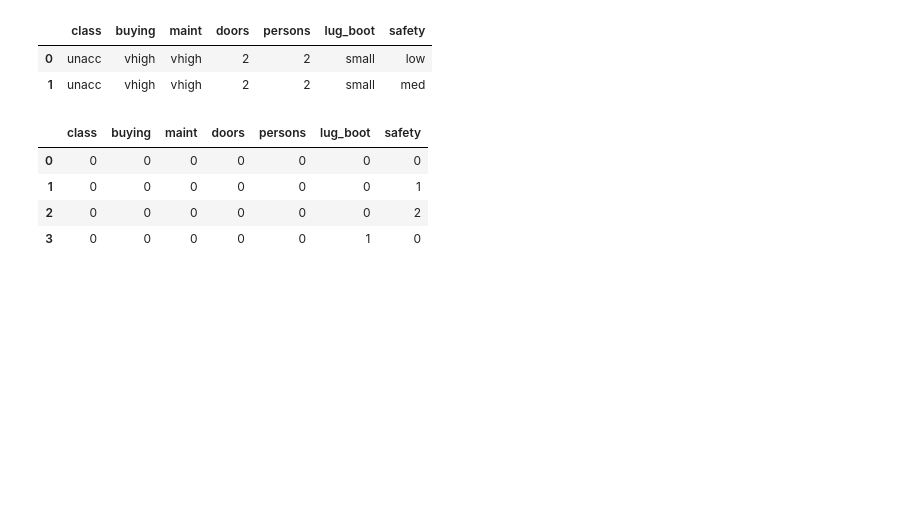
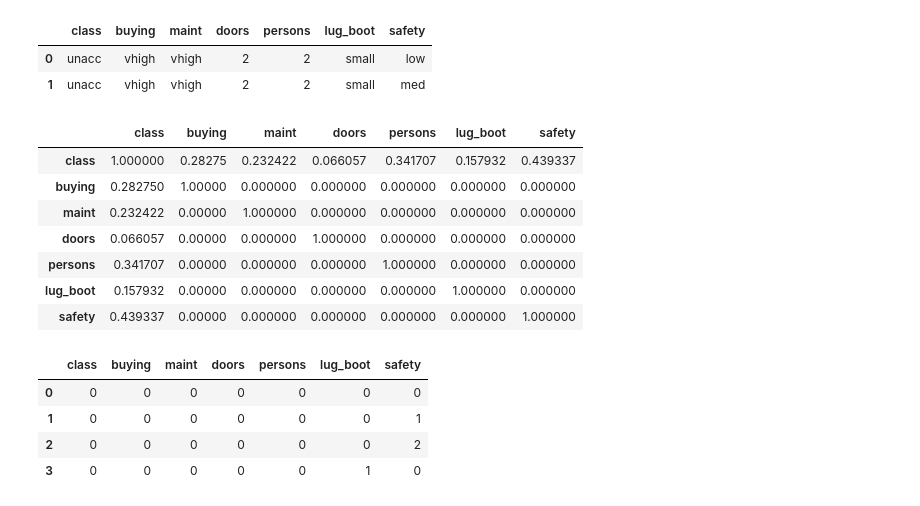
Before and after one commit to asd221022/keras, a Jupyter notebook: Car Evaluation /CNN2.ipynb, the cells around one changed output. Cells and saved outputs as stored; diff of their text form; code cells hidden in the pictures; blank space fills up the shorter version.

```diff
--- a/Car Evaluation /CNN2.ipynb
+++ b/Car Evaluation /CNN2.ipynb
@@ -23,6 +23,17 @@ all_df['persons']= all_df['persons'].map({'2':0, '4': 1, 'more': 2}).astype(int)
 all_df['lug_boot']= all_df['lug_boot'].map({'small':0, 'med': 1, 'big': 2}).astype(int)
 all_df['safety']= all_df['safety'].map({'low':0, 'med': 1, 'high': 2}).astype(int)
 all_df['class']= all_df['class'].map({'unacc':0, 'acc': 1, 'good': 2, 'vgood': 3}).astype(int)
+# %%
+all_df.corr()
+# %% [output]
+|  | class | buying | maint | doors | persons | lug_boot | safety |
+| class | 1.000000 | 0.28275 | 0.232422 | 0.066057 | 0.341707 | 0.157932 | 0.439337 |
+| buying | 0.282750 | 1.00000 | 0.000000 | 0.000000 | 0.000000 | 0.000000 | 0.000000 |
+| maint | 0.232422 | 0.00000 | 1.000000 | 0.000000 | 0.000000 | 0.000000 | 0.000000 |
+| doors | 0.066057 | 0.00000 | 0.000000 | 1.000000 | 0.000000 | 0.000000 | 0.000000 |
+| persons | 0.341707 | 0.00000 | 0.000000 | 0.000000 | 1.000000 | 0.000000 | 0.000000 |
+| lug_boot | 0.157932 | 0.00000 | 0.000000 | 0.000000 | 0.000000 | 1.000000 | 0.000000 |
+| safety | 0.439337 | 0.00000 | 0.000000 | 0.000000 | 0.000000 | 0.000000 | 1.000000 |
 # %%
 all_df[:4]
 # %% [output]
```
Also changed, not shown: 13 other files.
